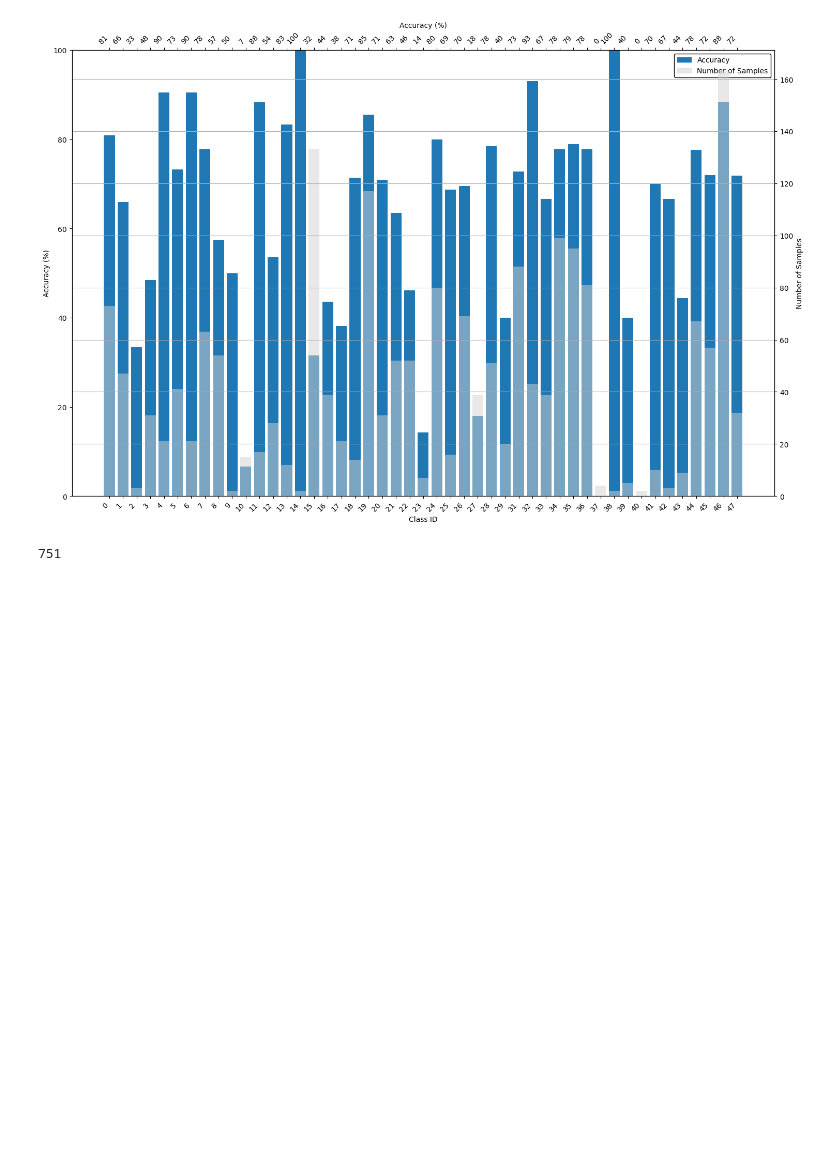
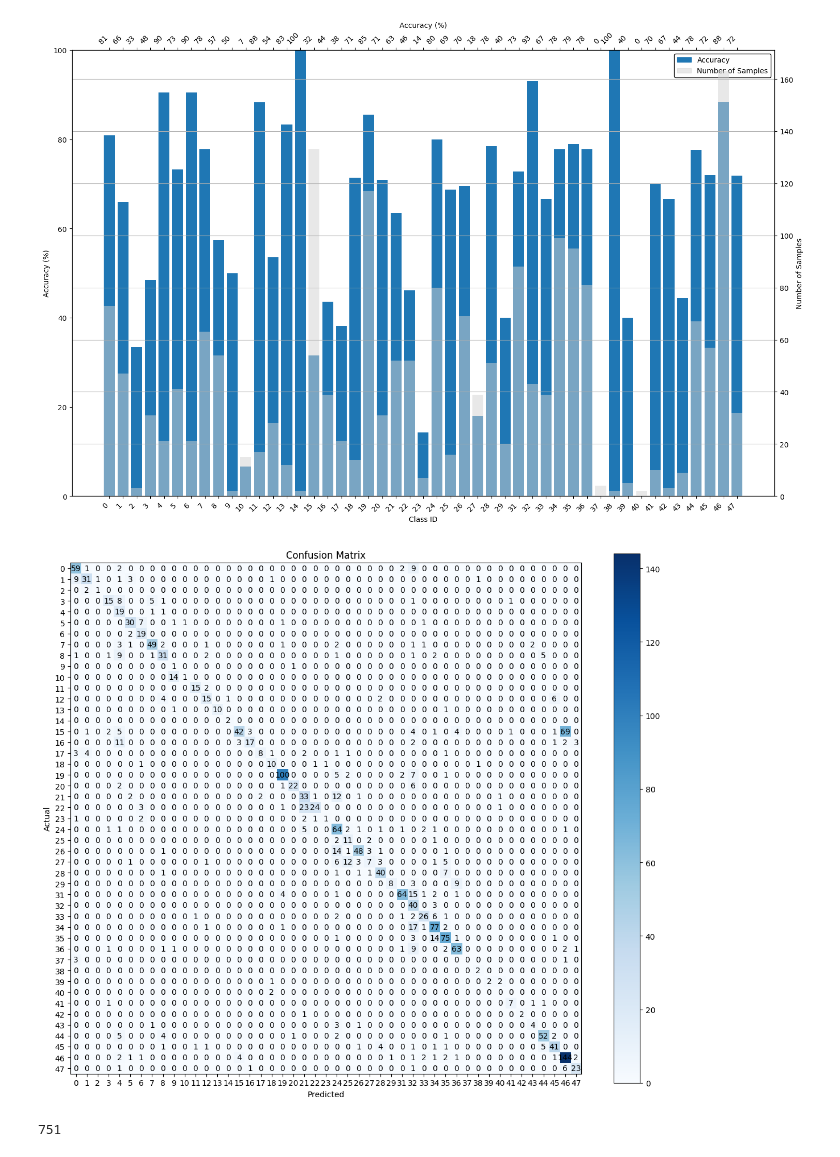
Before and after one commit to sirTomasson/diveslowlearnfast, a Jupyter notebook: notebooks/eval/run32/Notebook.ipynb, the cells around one changed output. Saved outputs shown, nothing was run; the diff lists cells and outputs as text; code cells hidden in the pictures; blank space fills up the shorter version.

```diff
--- a/notebooks/eval/run32/Notebook.ipynb
+++ b/notebooks/eval/run32/Notebook.ipynb
@@ -1,8 +1,10 @@
 # %%
+from keras.src.metrics.metrics_utils import confusion_matrix
 %load_ext autoreload
 %autoreload 2
 
 import torch
+import matplotlib
 
 import numpy as np
 import diveslowlearnfast as dlf
@@ -12,6 +14,14 @@ import tools.visualise as viz
 from diveslowlearnfast.train import StatsDB
 
 from diveslowlearnfast.train.stats import get_value, get_tuple, get_column, get_dict, get_df
+
+
+matplotlib.rcParams.update({
+    "pgf.texsystem": "pdflatex",
+    'font.family': 'serif',
+    'text.usetex': True,
+    'pgf.rcfonts': False,
+})
 # %% [output]
 The autoreload extension is already loaded. To reload it, use:
   %reload_ext autoreload
@@ -55,6 +69,10 @@ matrix, labels = stats.confusion_matrix(140, run_id2, 'test')
 viz.plot_per_class_accuracy(matrix, labels=labels)
 # %% [output]
 [figure]
+# %%
+viz.plot_confusion_matrix(matrix, labels=labels)
+# %% [output]
+[figure, added]
 # %%
 result_df = stats.get_lowest_percentile(
     start_epoch - 10,
```
Also changed, not shown: parts of 6 cells of this notebook, 5 other files.
